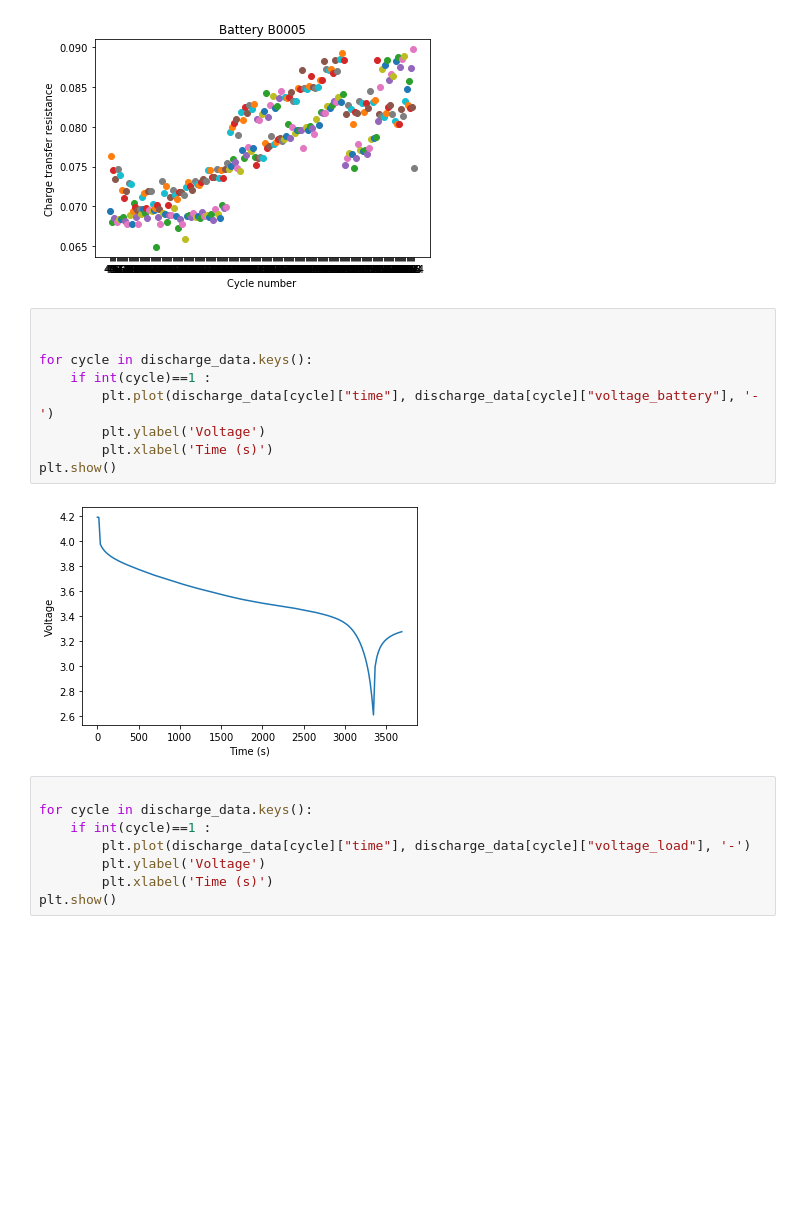
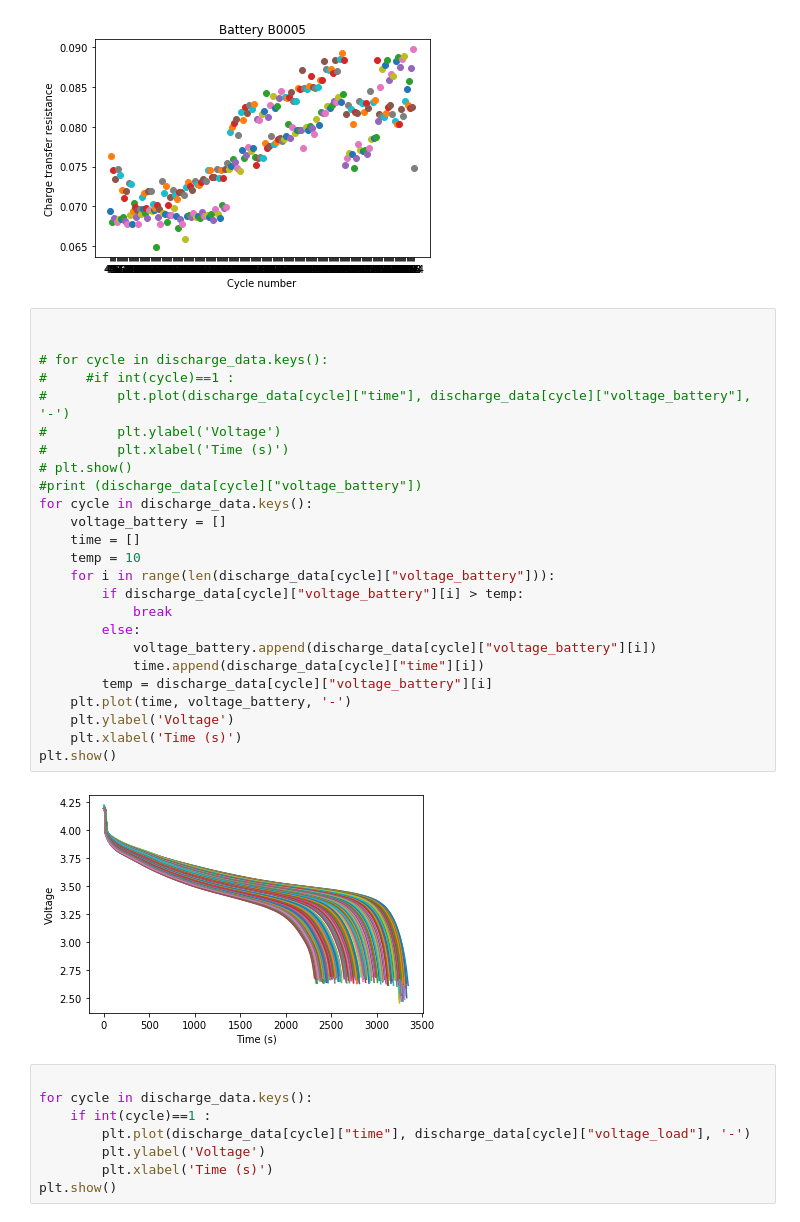
Before and after one commit to Akash-sopho/BTP, a Jupyter notebook: anndata.ipynb, the cells around one changed output. Saved outputs shown, nothing was run; the diff lists cells and outputs as text; blank space fills up the shorter version.

```diff
--- a/anndata.ipynb
+++ b/anndata.ipynb
@@ -148,14 +148,30 @@ plt.show()
 # %%
 
 
+# for cycle in discharge_data.keys():
+#     #if int(cycle)==1 :
+#         plt.plot(discharge_data[cycle]["time"], discharge_data[cycle]["voltage_battery"], '-')
+#         plt.ylabel('Voltage')
+#         plt.xlabel('Time (s)')
+# plt.show()
+#print (discharge_data[cycle]["voltage_battery"])
 for cycle in discharge_data.keys():
-    if int(cycle)==1 :
-        plt.plot(discharge_data[cycle]["time"], discharge_data[cycle]["voltage_battery"], '-')
-        plt.ylabel('Voltage')
-        plt.xlabel('Time (s)')
+    voltage_battery = []
+    time = []
+    temp = 10
+    for i in range(len(discharge_data[cycle]["voltage_battery"])):
+        if discharge_data[cycle]["voltage_battery"][i] > temp:
+            break
+        else:
+            voltage_battery.append(discharge_data[cycle]["voltage_battery"][i])
+            time.append(discharge_data[cycle]["time"][i])
+        temp = discharge_data[cycle]["voltage_battery"][i]
+    plt.plot(time, voltage_battery, '-')
+    plt.ylabel('Voltage')
+    plt.xlabel('Time (s)')
 plt.show()
 # %% [output]
-[figure, old version]
+[figure, new version]
 # %%
 
 for cycle in discharge_data.keys():
```
